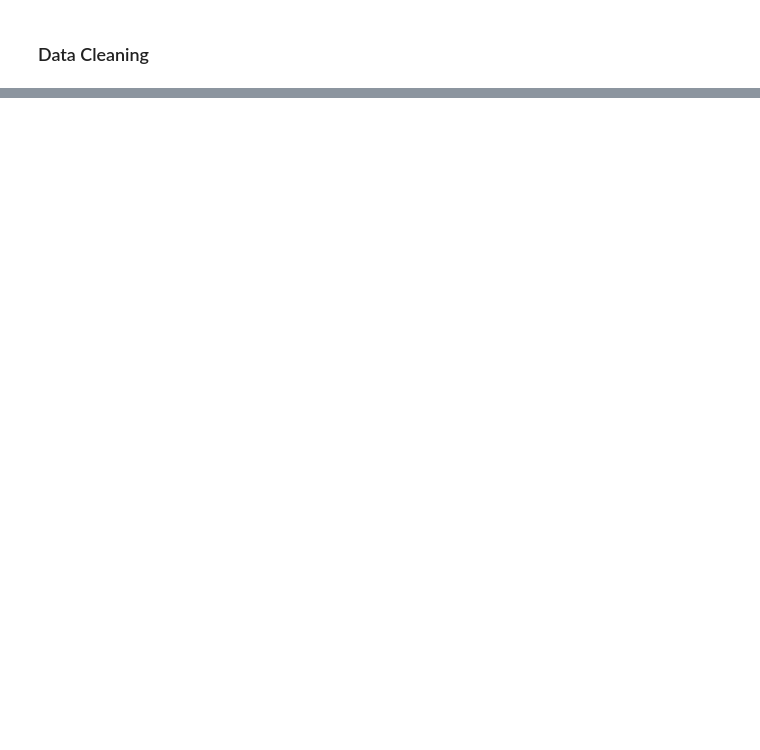
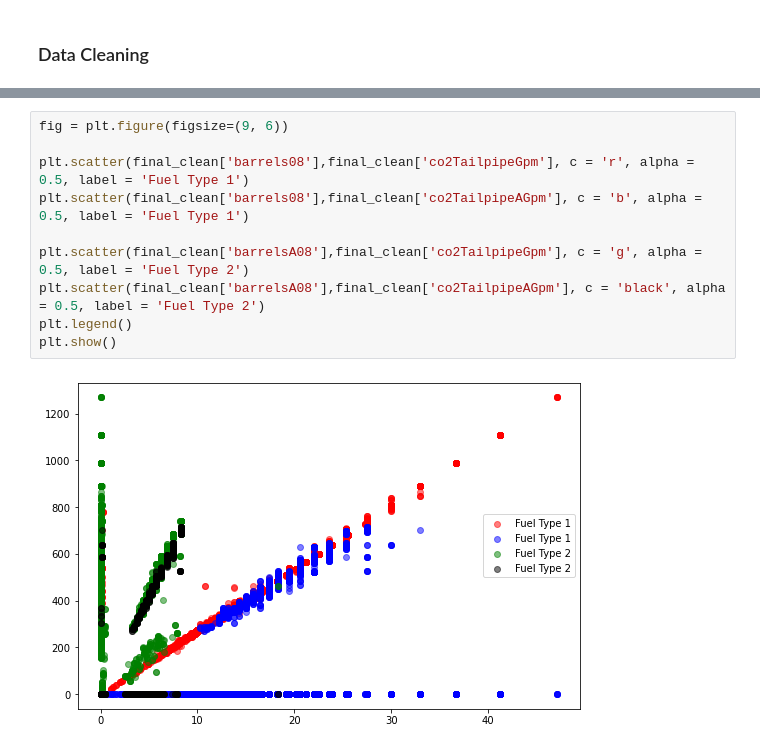
Before and after one commit to vincent-lao/carbon-footprint, a Jupyter notebook: code/eda/vehicle_data_cleaned_eda.ipynb, the cells around one changed output, grey strips where cells are left out. Drawn from its saved outputs; the diff is of its cells as text; blank space fills up the shorter version.

```diff
--- a/code/eda/vehicle_data_cleaned_eda.ipynb
+++ b/code/eda/vehicle_data_cleaned_eda.ipynb
@@ -125,0 +199,12 @@ Name: co2TailpipeGpm, Length: 2183, dtype: float64
+# %%
+fig = plt.figure(figsize=(9, 6))
+
+plt.scatter(final_clean['barrels08'],final_clean['co2TailpipeGpm'], c = 'r', alpha = 0.5, label = 'Fuel Type 1')
+plt.scatter(final_clean['barrels08'],final_clean['co2TailpipeAGpm'], c = 'b', alpha = 0.5, label = 'Fuel Type 1')
+
+plt.scatter(final_clean['barrelsA08'],final_clean['co2TailpipeGpm'], c = 'g', alpha = 0.5, label = 'Fuel Type 2')
+plt.scatter(final_clean['barrelsA08'],final_clean['co2TailpipeAGpm'], c = 'black', alpha = 0.5, label = 'Fuel Type 2')
+plt.legend()
+plt.show()
+# %% [output]
+[figure, added]
```
Also changed, not shown: parts of 20 cells of this notebook.
